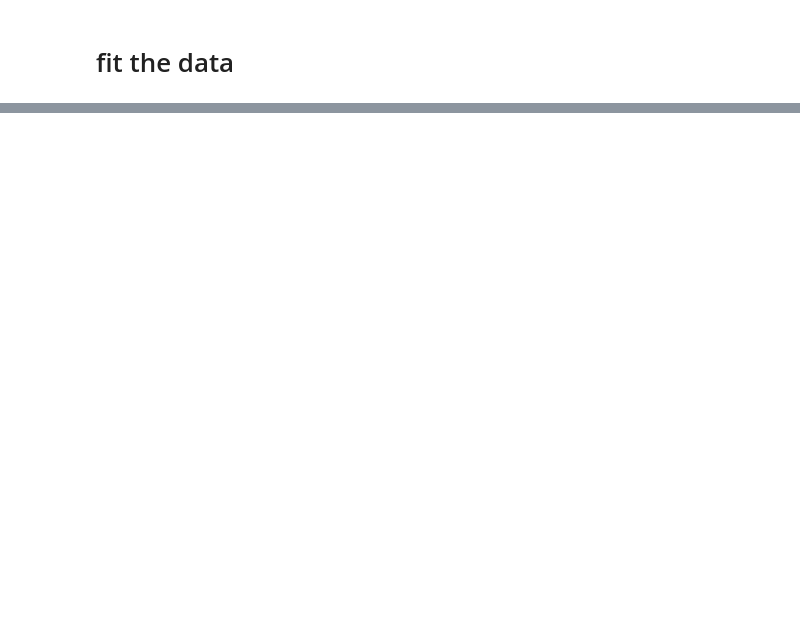
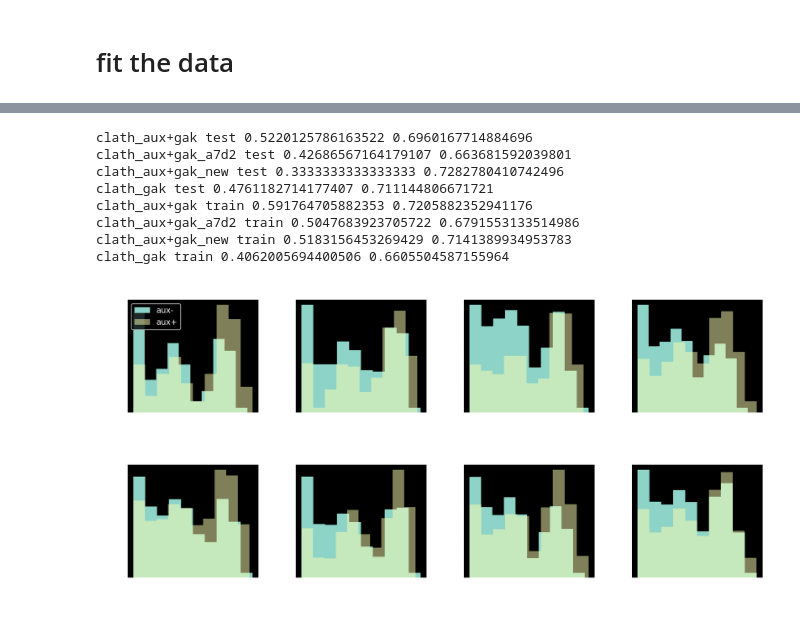
Before and after one commit to Yu-Group/molecular-partner-prediction, a Jupyter notebook: notebooks/10_fit_dnn_video.ipynb, the cells around one changed output, grey strips where cells are left out. Saved outputs shown, nothing was run; the diff lists cells and outputs as text; code cells hidden in the pictures; blank space fills up the shorter version.

```diff
--- a/notebooks/10_fit_dnn_video.ipynb
+++ b/notebooks/10_fit_dnn_video.ipynb
@@ -125,0 +138,39 @@ fitting dnn...
+# %%
+R = 2
+C = len(dfs) // 2 - 1
+
+# exclude the training data
+ds = {(k, v): dfs[(k, v)]
+      for (k, v) in sorted(dfs.keys(), key=lambda x: x[1] + x[0])
+      if not k == 'clath_aux+gak_a7d2_new'}
+
+
+plt.figure(dpi=200, figsize=(C * 3, R * 3))
+for i, (k, v) in enumerate(ds.keys()):
+    df = ds[(k, v)]
+    X = df[['X_video_same_length_normalized']]
+    y = df['y_consec_thresh']
+    preds = dnn.predict(X)
+
+    plt.subplot(R, C, i + 1)
+    y_pred = (preds > 0).astype(int)
+    acc = np.mean(y_pred == y)
+    print(k, v, np.mean(y), acc)
+    plt.title(f'{k} {v} {100*acc:0.1f}%', fontsize=10)
+    plt.hist(preds[y==0], alpha=1, label='aux-')
+    plt.hist(preds[y==1], alpha=0.5, label='aux+')
+    plt.yscale('log')
+    plt.xlabel('pred')
+
+    if i == 0:
+        plt.legend()
+# %% [output]
+clath_aux+gak test 0.5220125786163522 0.6960167714884696
+clath_aux+gak_a7d2 test 0.42686567164179107 0.663681592039801
+clath_aux+gak_new test 0.3333333333333333 0.7282780410742496
+clath_gak test 0.4761182714177407 0.711144806671721
+clath_aux+gak train 0.591764705882353 0.7205882352941176
+clath_aux+gak_a7d2 train 0.5047683923705722 0.6791553133514986
+clath_aux+gak_new train 0.5183156453269429 0.7141389934953783
+clath_gak train 0.4062005694400506 0.6605504587155964
+[figure, added]
```
Also changed, not shown: parts of 8 cells of this notebook, 2 other files.
